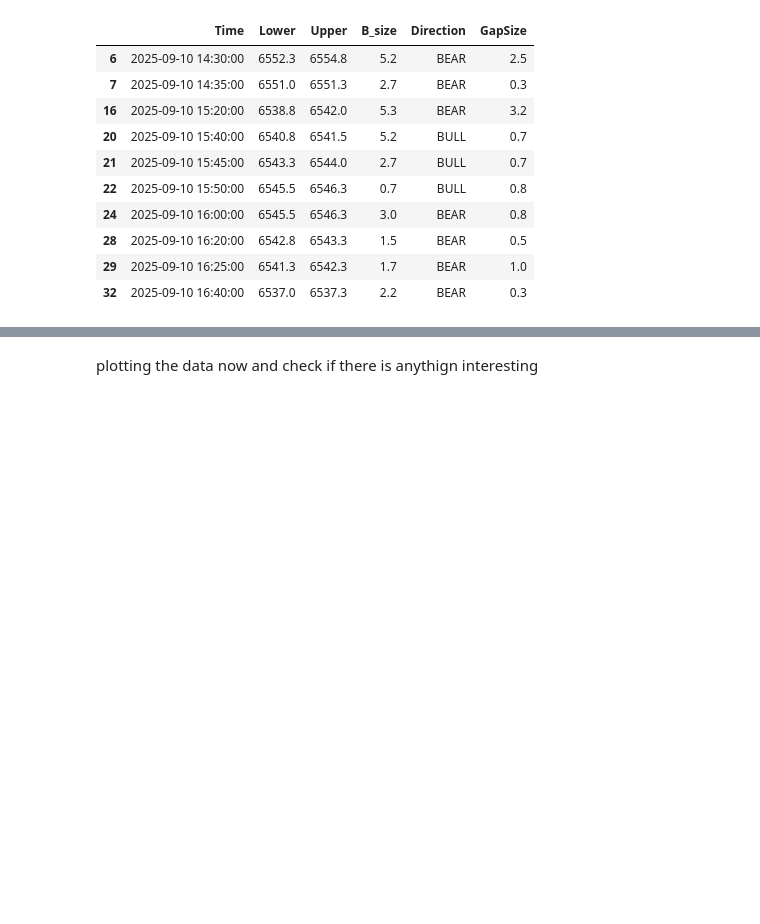
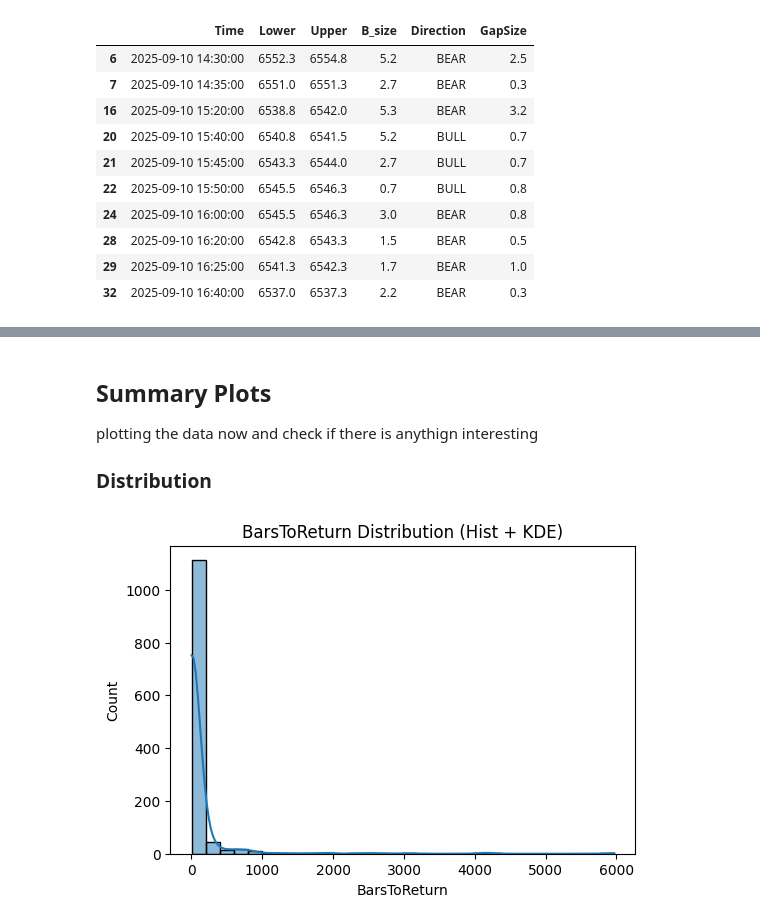
Before and after one commit to ducjeremyvu/alpha, a Jupyter notebook: notebooks/fvg.ipynb, the cells around one changed output, grey strips where cells are left out. Saved outputs shown, nothing was run; the diff lists cells and outputs as text; code cells hidden in the pictures; blank space fills up the shorter version.

```diff
--- a/notebooks/fvg.ipynb
+++ b/notebooks/fvg.ipynb
@@ -107,0 +175,6 @@ events
+# %%
+# Filtering data for US Business Hours
+## might adjust the data for first 2 Hours of US Business Hours
+from datetime import time
+events_us_business_hours = events[(events["Time_NY"].dt.time >= time(9,30)) & (events["Time_NY"].dt.time < time(16))]
+events_us_business_hours
@@ -108,2 +220,22 @@ events
 # %% [markdown]
+## Summary Plots
 plotting the data now and check if there is anythign interesting
+
+### Distribution
+# %%
+# 1) Distribution: histogram + KDE
+import seaborn as sns
+import matplotlib.pyplot as plt
+
+col = "BarsToReturn"
+# gaps = events_us_business_hours["GapSize"].dropna()
+gaps = events_us_business_hours[col].dropna()
+
+plt.figure(figsize=(6, 4))
+sns.histplot(gaps, bins=30, kde=True)
+plt.title(f"{col} Distribution (Hist + KDE)")
+plt.xlabel(f"{col}")
+plt.ylabel("Count")
+plt.show()
+# %% [output]
+[figure, added]
```
Also changed, not shown: parts of 38 cells of this notebook, 7 other files.
